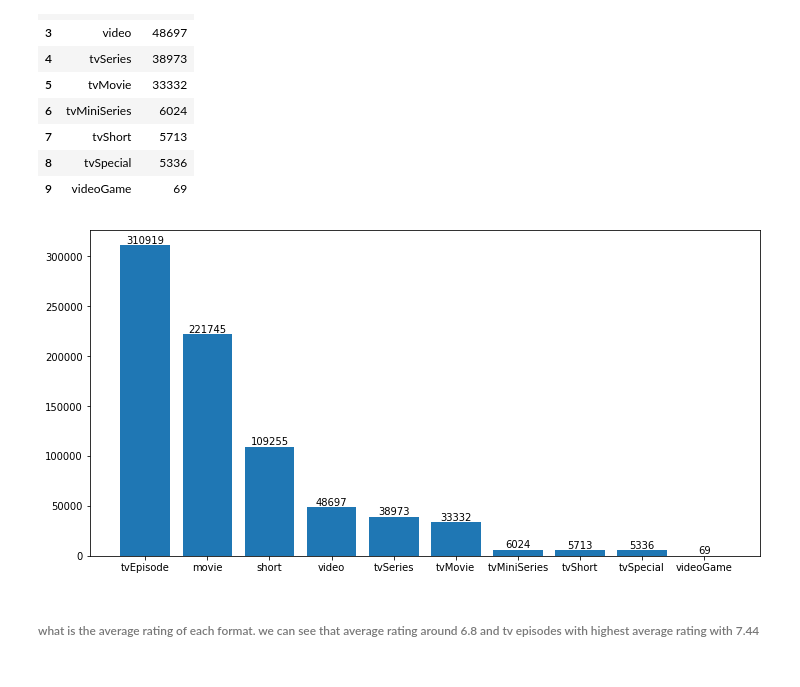
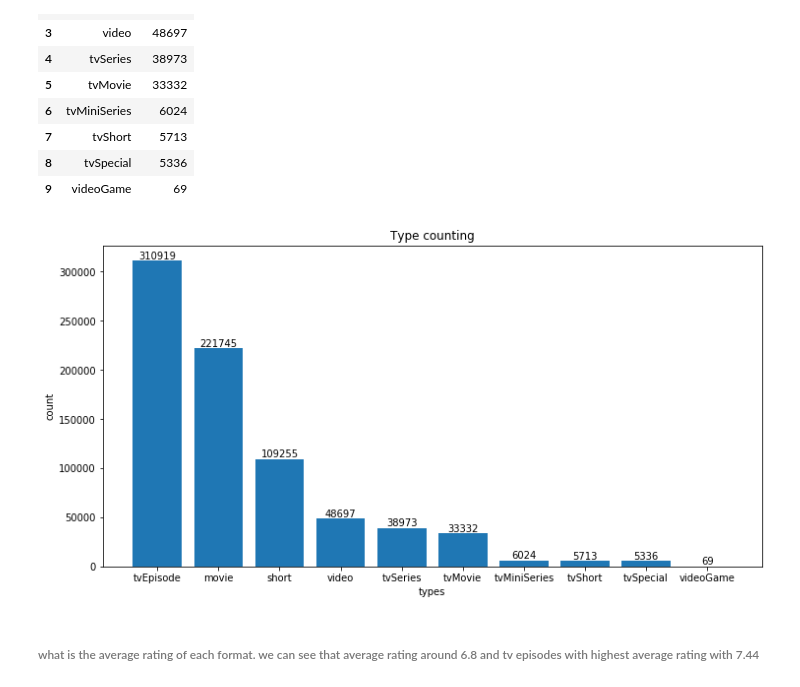
Before and after one commit to dhruvilshah35/Movie-Recommendation-System, a Jupyter notebook: Movie Recommendation System.ipynb, the cells around one changed output. Drawn from its saved outputs; the diff is of its cells as text; code cells hidden in the pictures.

```diff
--- a/Movie Recommendation System.ipynb
+++ b/Movie Recommendation System.ipynb
@@ -369,16 +373,18 @@ type_wise_counting
 # %%
 fig = plt.figure(figsize=(12,6))
 ax = fig.add_subplot(111)
 bar1 = plt.bar(type_wise_counting.types,type_wise_counting.counts)
 plt.xticks(type_wise_counting.types)
-
+plt.xlabel('types')
+plt.ylabel('count')
+plt.title('Type counting')
 for rect in bar1:
     height = rect.get_height()
     plt.text(rect.get_x() + rect.get_width()/2.0, height, '%d' % int(height), ha='center', va='bottom')
 
 plt.show()
 # %% [output]
-[figure, old version]
+[figure, new version]
 # %% [markdown]
 ###### what is the average rating of each format. we can see that average rating around 6.8 and tv episodes with highest average rating with 7.44
 # %%
```
Also changed, not shown: parts of 3 cells of this notebook.
